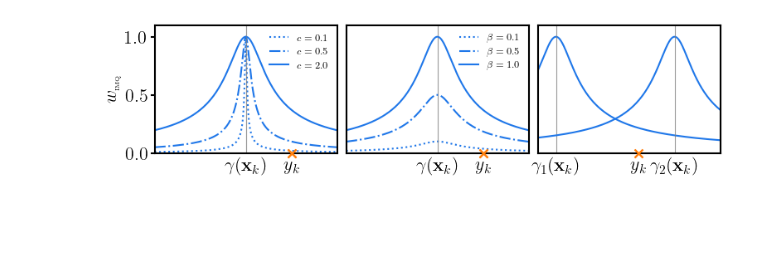
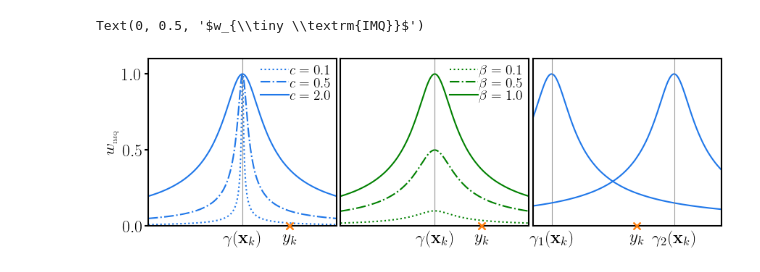
Before and after one commit to williamlaplante/ST-RCGP, a Jupyter notebook: experiments/weight-function-testing/weight-function-IMQ-varying-inputs.ipynb, the cells around one changed output. Saved outputs shown, nothing was run; the diff lists cells and outputs as text; code cells hidden in the pictures; blank space fills up the shorter version.

```diff
--- a/experiments/weight-function-testing/weight-function-IMQ-varying-inputs.ipynb
+++ b/experiments/weight-function-testing/weight-function-IMQ-varying-inputs.ipynb
@@ -14,7 +14,7 @@ Y = tc.linspace(ymin, ymax, 1000)
 m = tc.zeros_like(Y)
 imq_out, imq_grad_out = IMQ_and_gradient(Y=Y, m=m, beta=1, c=1)
 # %%
-plt.rc('font', family='serif', size=16)
+plt.rc('font', family='serif', size=17)
 plt.rcParams['text.usetex'] = True
 matplotlib.rcParams['lines.linewidth'] = 1.5
 
@@ -23,7 +23,7 @@ lcolor, xcolor = "#1f77e9", "#ff7f0e"
 vline_alpha=0.4
 vline_wdith = 0.8
 
-fig, axs = plt.subplots(1, 3, figsize=(8.8,2), sharey=True)
+fig, axs = plt.subplots(1, 3, figsize=(10.2,3), sharey=True)
 
 #First plot
 for c_val, linestyle in zip([0.1, 0.5, 2.], ['dotted', '-.', '-']):
@@ -31,7 +31,6 @@ for c_val, linestyle in zip([0.1, 0.5, 2.], ['dotted', '-.', '-']):
     axs[0].plot(Y, imq_out, linestyle=linestyle, color=lcolor, label=r"$c={}$".format(c_val))
     axs[0].vlines(x=0, ymin=0, ymax=1.1, color='gray', alpha=vline_alpha, linewidth=vline_wdith)
     axs[0].scatter([5], [0], marker='x', s=50, color=xcolor, alpha=1., clip_on=False, zorder=100)
-    axs[0].legend(ncols=1, fontsize=8.5, frameon=False)
 
 for i in [0,1]: axs[i].set_xticks([-10, -5, 0, 5, 10])
 
@@ -47,13 +46,13 @@ axs[0].tick_params(bottom=False, pad=0.2)
 
 axs[0].tick_params(axis='y', which='major', pad=2.)
 
-#Second Plot
+#Third Plot
 for beta_val, linestyle in zip([0.1, 0.5, 1.], ['dotted', '-.', '-']):
     imq_out, imq_grad_out = IMQ_and_gradient(Y=Y, m=m, beta=beta_val, c=2.0)
-    axs[1].plot(Y, imq_out, linestyle=linestyle, color=lcolor, label=r"$\beta={}$".format(beta_val))
+    axs[1].plot(Y, imq_out, linestyle=linestyle, color="green", label=r"$\beta={}$".format(beta_val))
     axs[1].vlines(x=0, ymin=0, ymax=1.1, color='gray', alpha=vline_alpha, linewidth=vline_wdith)
     axs[1].scatter([5], [0], marker='x', s=50, color=xcolor, alpha=1., clip_on=False, zorder=100)
-    axs[1].legend(ncols=1, fontsize=8.5, frameon=False)
+
 
 axs[1].set_xticklabels(labels)
 axs[1].tick_params(bottom=False, pad=0.2)
@@ -72,32 +71,39 @@ axs[2].set_xticks([-10, -8, -1, 0, 1, 5, 10])
 labels = [item.get_text() for item in axs[2].get_xticklabels()]
 for i in range(len(labels)): labels[i] = ''
 
 labels[1] = r'$\gamma_1(\mathbf{x}_k)$'
 labels[5] = r'$\gamma_2(\mathbf{x}_k)$'
 labels[4] = r'$y_k$'
 
 axs[2].set_xticklabels(labels)
 axs[2].tick_params(bottom=False, pad=0.2)
 
 
 
 for ax in axs:
     ax.set_xlim(ymin, ymax)
     ax.set_ylim(0., 1.1)
 
 for ax in axs.flat:
     # Set linewidth for all spines of each axis
     for spine in ax.spines.values():
         spine.set_linewidth(1.5)
     ax.tick_params(width=1.5)
 
-fig.subplots_adjust(wspace=0.05)
+fig.subplots_adjust(wspace=0.02)
 
 for ax in axs[1:]:
     ax.tick_params(left=False)
 
+axs[0].legend(loc="upper right", ncols=1, fontsize=14, frameon=False, borderaxespad=-0.01, handletextpad=0.05, labelspacing=0.)
+axs[1].legend(loc="upper right", ncols=1, fontsize=14, frameon=False, borderaxespad=-0.01, handletextpad=0.05, labelspacing=0.)
+
+#axs[0].legend(loc="upper center", bbox_to_anchor=(0.5, -0.3), ncols=1, fontsize=14, frameon=False, handletextpad=0.1, labelspacing=0.)
+#axs[1].legend(loc="upper center", bbox_to_anchor=(1.2, -0.3), ncol=1, fontsize=14, frameon=False)
+
 
 axs[0].set_ylabel(r"$w_{\tiny \textrm{IMQ}}$")
 #fig.savefig("./varying-params-IMQ-weight-fct.pdf", format='pdf', bbox_inches='tight')
 # %% [output]
+Text(0, 0.5, '$w_{\\tiny \\textrm{IMQ}}$')
-[figure, old version]
+[figure, new version]
```
Also changed, not shown: parts of 1 cell of this notebook, 1 other file.
